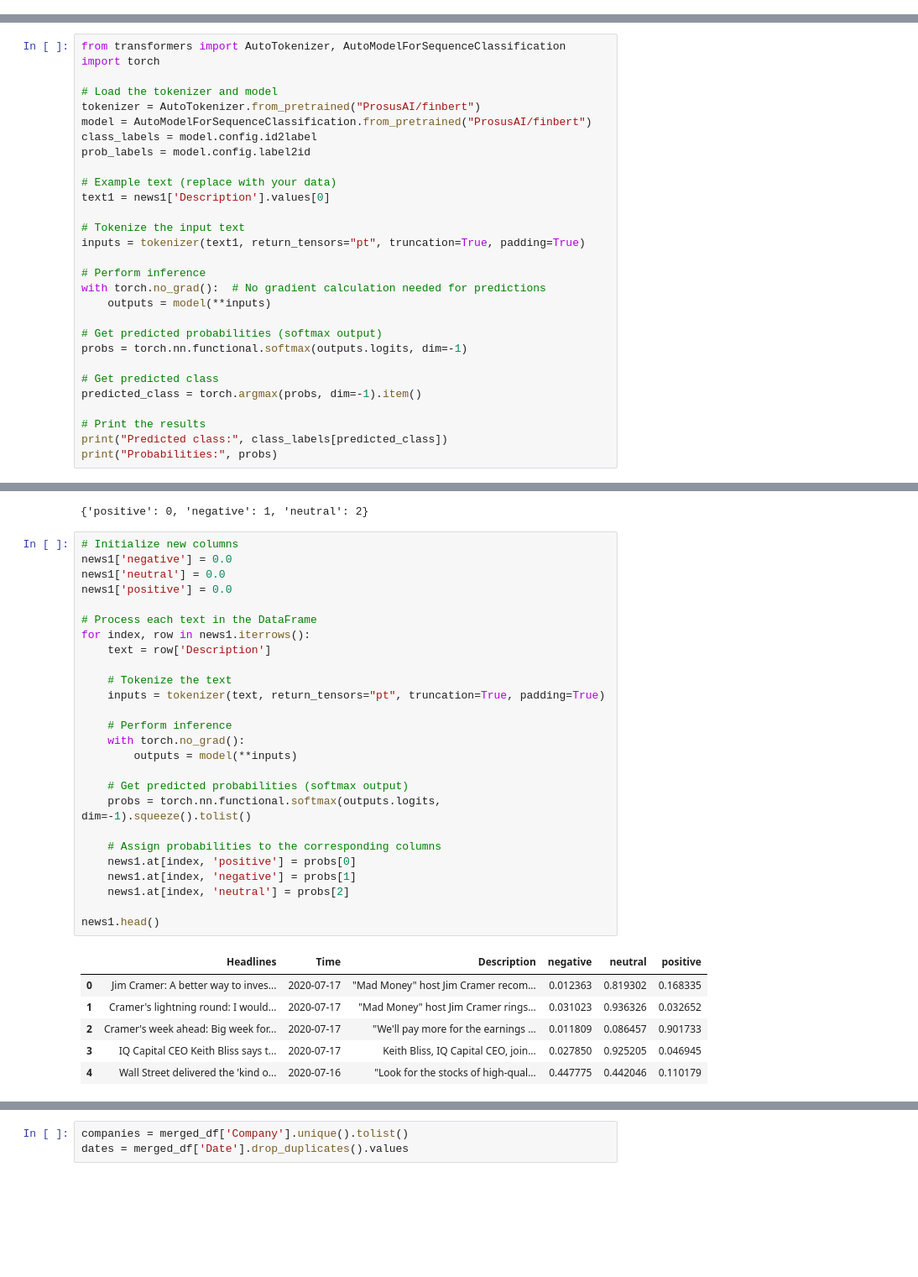
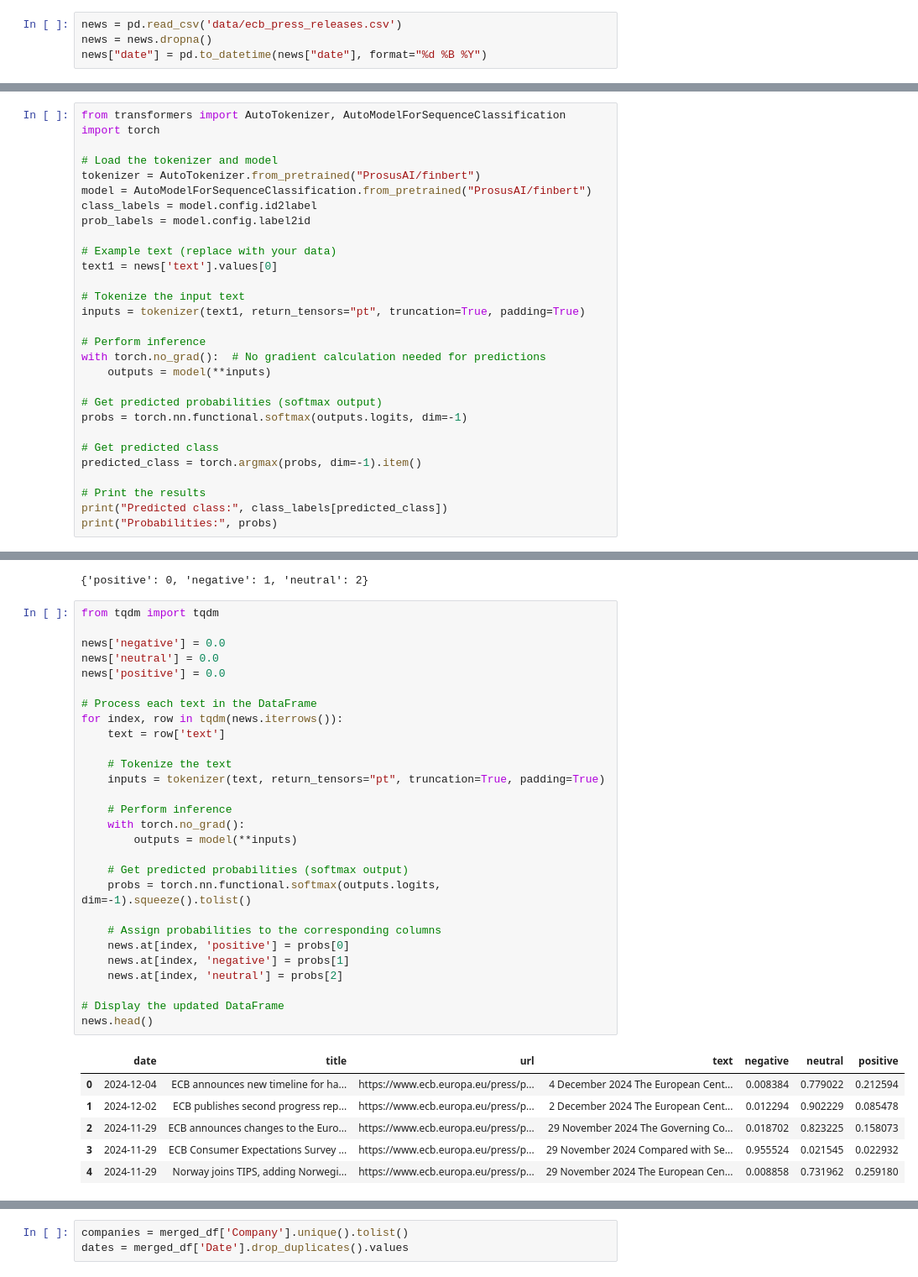
Before and after one commit to rrrbbb1/lstm-stock-prediction, a Jupyter notebook: Multi Dim LSTM.ipynb, the cells around one changed output, grey strips where cells are left out. Shown at 84% size. Saved outputs shown, nothing was run; the diff lists cells and outputs as text; blank space fills up the shorter version.

```diff
--- a/Multi Dim LSTM.ipynb
+++ b/Multi Dim LSTM.ipynb
@@ -73,0 +44,4 @@ news3.head()
+# %%
+news = pd.read_csv('data/ecb_press_releases.csv')
+news = news.dropna()
+news["date"] = pd.to_datetime(news["date"], format="%d %B %Y")
@@ -84,7 +83,7 @@ class_labels = model.config.id2label
 prob_labels = model.config.label2id
 
 # Example text (replace with your data)
-text1 = news1['Description'].values[0]
+text1 = news['text'].values[0]
 
 # Tokenize the input text
 inputs = tokenizer(text1, return_tensors="pt", truncation=True, padding=True)
@@ -111,35 +114,37 @@ prob_labels
 # %% [output]
 {'positive': 0, 'negative': 1, 'neutral': 2}
 # %%
-# Initialize new columns
-news1['negative'] = 0.0
-news1['neutral'] = 0.0
-news1['positive'] = 0.0
+from tqdm import tqdm
+
+news['negative'] = 0.0
+news['neutral'] = 0.0
+news['positive'] = 0.0
 
 # Process each text in the DataFrame
-for index, row in news1.iterrows():
-    text = row['Description']
+for index, row in tqdm(news.iterrows()):
+    text = row['text']
 
     # Tokenize the text
     inputs = tokenizer(text, return_tensors="pt", truncation=True, padding=True)
 
     # Perform inference
     with torch.no_grad():
         outputs = model(**inputs)
 
     # Get predicted probabilities (softmax output)
     probs = torch.nn.functional.softmax(outputs.logits, dim=-1).squeeze().tolist()
 
     # Assign probabilities to the corresponding columns
-    news1.at[index, 'positive'] = probs[0]
-    news1.at[index, 'negative'] = probs[1]
-    news1.at[index, 'neutral'] = probs[2]
+    news.at[index, 'positive'] = probs[0]
+    news.at[index, 'negative'] = probs[1]
+    news.at[index, 'neutral'] = probs[2]
 
-news1.head()
+# Display the updated DataFrame
+news.head()
 # %% [output]
-|  | Headlines | Time | Description | negative | neutral | positive |
-| 0 | Jim Cramer: A better way to inves... | 2020-07-17 | "Mad Money" host Jim Cramer recom... | 0.012363 | 0.819302 | 0.168335 |
-| 1 | Cramer's lightning round: I would... | 2020-07-17 | "Mad Money" host Jim Cramer rings... | 0.031023 | 0.936326 | 0.032652 |
-| 2 | Cramer's week ahead: Big week for... | 2020-07-17 | "We'll pay more for the earnings ... | 0.011809 | 0.086457 | 0.901733 |
-| 3 | IQ Capital CEO Keith Bliss says t... | 2020-07-17 | Keith Bliss, IQ Capital CEO, join... | 0.027850 | 0.925205 | 0.046945 |
-| 4 | Wall Street delivered the 'kind o... | 2020-07-16 | "Look for the stocks of high-qual... | 0.447775 | 0.442046 | 0.110179 |
+|  | date | title | url | text | negative | neutral | positive |
+| 0 | 2024-12-04 | ECB announces new timeline for ha... | https://www.ecb.europa.eu/press/p... | 4 December 2024 The European Cent... | 0.008384 | 0.779022 | 0.212594 |
+| 1 | 2024-12-02 | ECB publishes second progress rep... | https://www.ecb.europa.eu/press/p... | 2 December 2024 The European Cent... | 0.012294 | 0.902229 | 0.085478 |
+| 2 | 2024-11-29 | ECB announces changes to the Euro... | https://www.ecb.europa.eu/press/p... | 29 November 2024 The Governing Co... | 0.018702 | 0.823225 | 0.158073 |
+| 3 | 2024-11-29 | ECB Consumer Expectations Survey ... | https://www.ecb.europa.eu/press/p... | 29 November 2024 Compared with Se... | 0.955524 | 0.021545 | 0.022932 |
+| 4 | 2024-11-29 | Norway joins TIPS, adding Norwegi... | https://www.ecb.europa.eu/press/p... | 29 November 2024 The European Cen... | 0.008858 | 0.731962 | 0.259180 |
```
Also changed, not shown: parts of 41 cells of this notebook, 2 other files.
